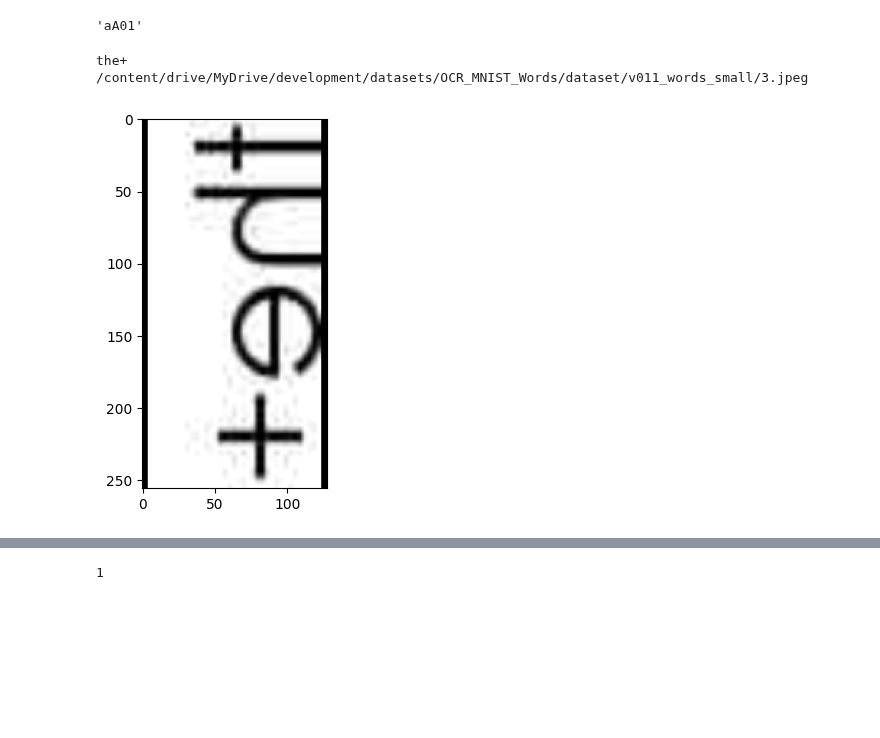
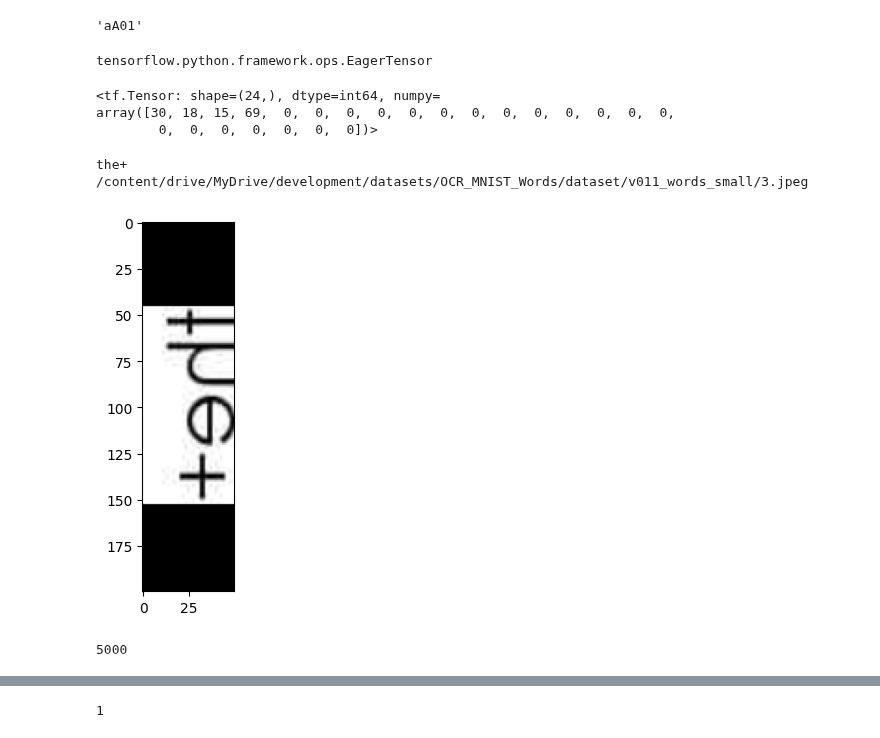
Before and after one commit to msommerfe/CAS_Applied_Data_Science, a Jupyter notebook: CAS_Final_Project/OCR_from_scratch.ipynb, the cells around one changed output, grey strips where cells are left out. Cells and saved outputs as stored; diff of their text form; code cells hidden in the pictures; blank space fills up the shorter version.

```diff
--- a/CAS_Final_Project/OCR_from_scratch.ipynb
+++ b/CAS_Final_Project/OCR_from_scratch.ipynb
@@ -21,8 +21,8 @@ from tensorflow.keras import layers
 from keras.layers import Input, Conv2D, MaxPooling2D, Reshape, Bidirectional, LSTM, Dense, Lambda, Activation, BatchNormalization, Dropout
 from keras.optimizers import Adam
 tf.config.run_functions_eagerly(True)
-MAX_HIGHT = 128
-MAX_WIDTH = 256
+MAX_HIGHT = 50
+MAX_WIDTH = 200
 IMG_FOLDER = '/content/drive/MyDrive/development/datasets/OCR_MNIST_Words/dataset/v011_words_small/'
 LABELS_JSON = '/content/drive/MyDrive/development/datasets/OCR_MNIST_Words/v011_labels_small.json'
 #Dont use # in the alphabet. if you need you need to change the fillup char
@@ -75,7 +75,7 @@ with open(LABELS_JSON) as f:
     data = list(json.load(f).items())
 
 #Reduced to just 100, change it to all for real training
-keyVal = np.array(data[:1000])
+keyVal = np.array(data[:5000])
 #keyVal = np.array(data)
 x_all_img_file_name = keyVal[:,0]
 y_all = keyVal[:,1]
@@ -92,34 +92,38 @@ print(x_all_img_total_path)
 def process_single_sample(img_path, label):
     # 1. Read image
     img = tf.io.read_file(img_path)
     # 2. Decode and convert to grayscale
     img = tf.io.decode_png(img, channels=1)
     # 3. Convert to float32 in [0, 1] range
     img = tf.image.convert_image_dtype(img, tf.float32)
     # 4. Resize to the desired size. its important for the resize_with_pad funktion. When picture is way bigge with strange aspect ratio ist rans into an error
     try:
       img = tf.image.resize(img, [MAX_HIGHT, MAX_WIDTH], preserve_aspect_ratio= True)
     except:
       #img = tf.image.resize(img, [MAX_HIGHT, MAX_WIDTH], preserve_aspect_ratio= False)
       img = tf.image.resize_with_crop_or_pad(img, MAX_HIGHT, MAX_WIDTH)
       img = tf.transpose(img, perm=[1, 0, 2])
       # 7. Return a dict as our model is expecting two inputs
       return {"image": img, "label": label}
 
     # 5. Pad the image to MAX_HIGHT and MAX_WIDTH
     img = tf.image.resize_with_pad(img, target_height=MAX_HIGHT, target_width=MAX_WIDTH)
     # 6. Transpose the image because we want the time
     img = tf.transpose(img, perm=[1, 0, 2])
     # 7. Return a dict as our model is expecting two inputs
+    label = tf.convert_to_tensor(label)
     return {"image": img, "label": label}
-
 
 
 _img= process_single_sample(x_all_img_total_path[3],y_all[3])
 plt.imshow(_img["image"],cmap="gray")
 print(num_to_label(y_all[3]))
 print(x_all_img_total_path[3])
 # %% [output]
-the+
-/content/drive/MyDrive/development/datasets/OCR_MNIST_Words/dataset/v011_words_small/3.jpeg
+tensorflow.python.framework.ops.EagerTensor
+<tf.Tensor: shape=(24,), dtype=int64, numpy=
+array([30, 18, 15, 69,  0,  0,  0,  0,  0,  0,  0,  0,  0,  0,  0,  0,  0,
+        0,  0,  0,  0,  0,  0,  0])>
+the+
+/content/drive/MyDrive/development/datasets/OCR_MNIST_Words/dataset/v011_words_small/3.jpeg
-[figure, old version]
+[figure, new version]
@@ -126 +138,5 @@ the+
+# %%
+x_all_img_total_path
+# %% [output]
+5000
 # %%
```
Also changed, not shown: parts of 8 cells of this notebook.
